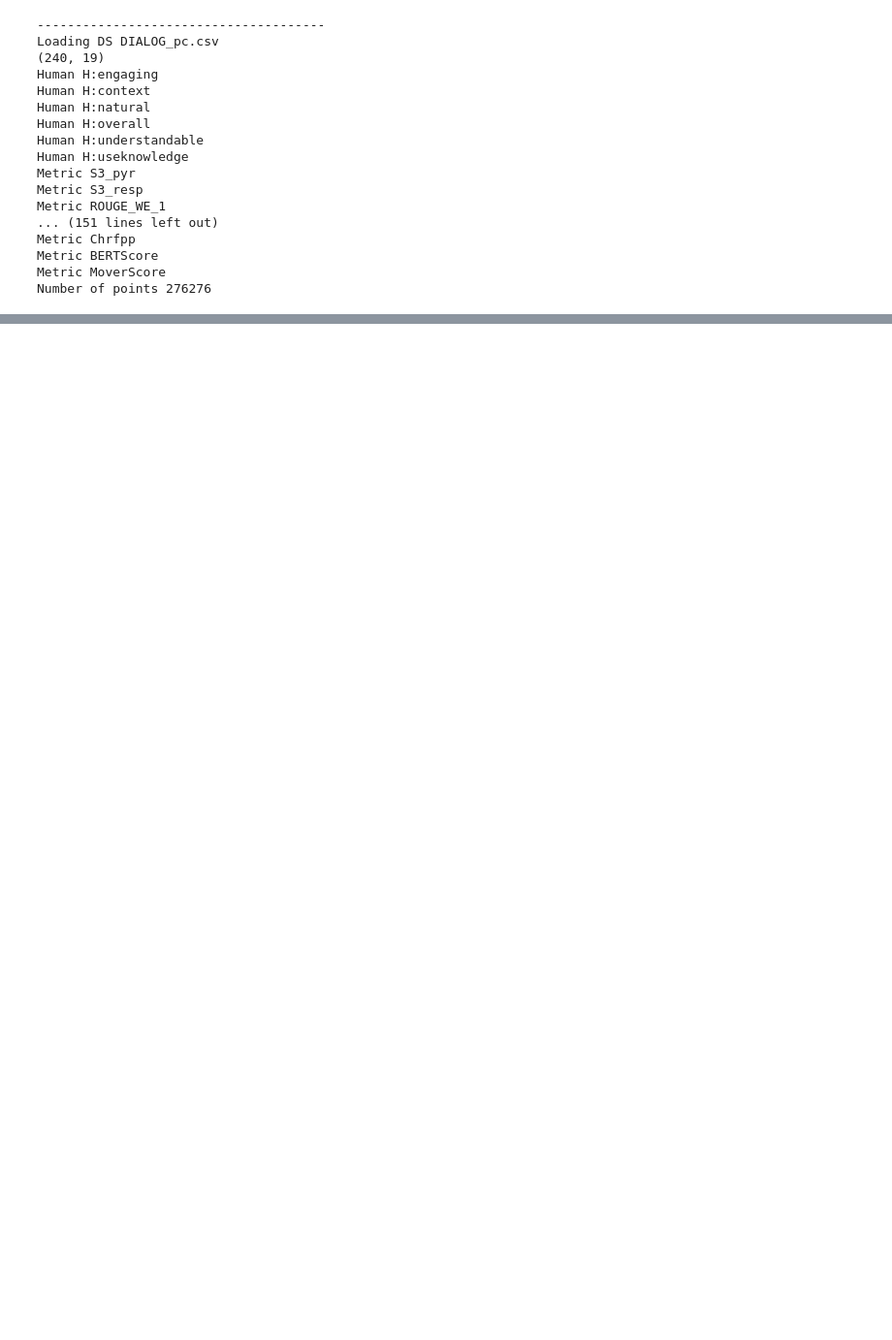
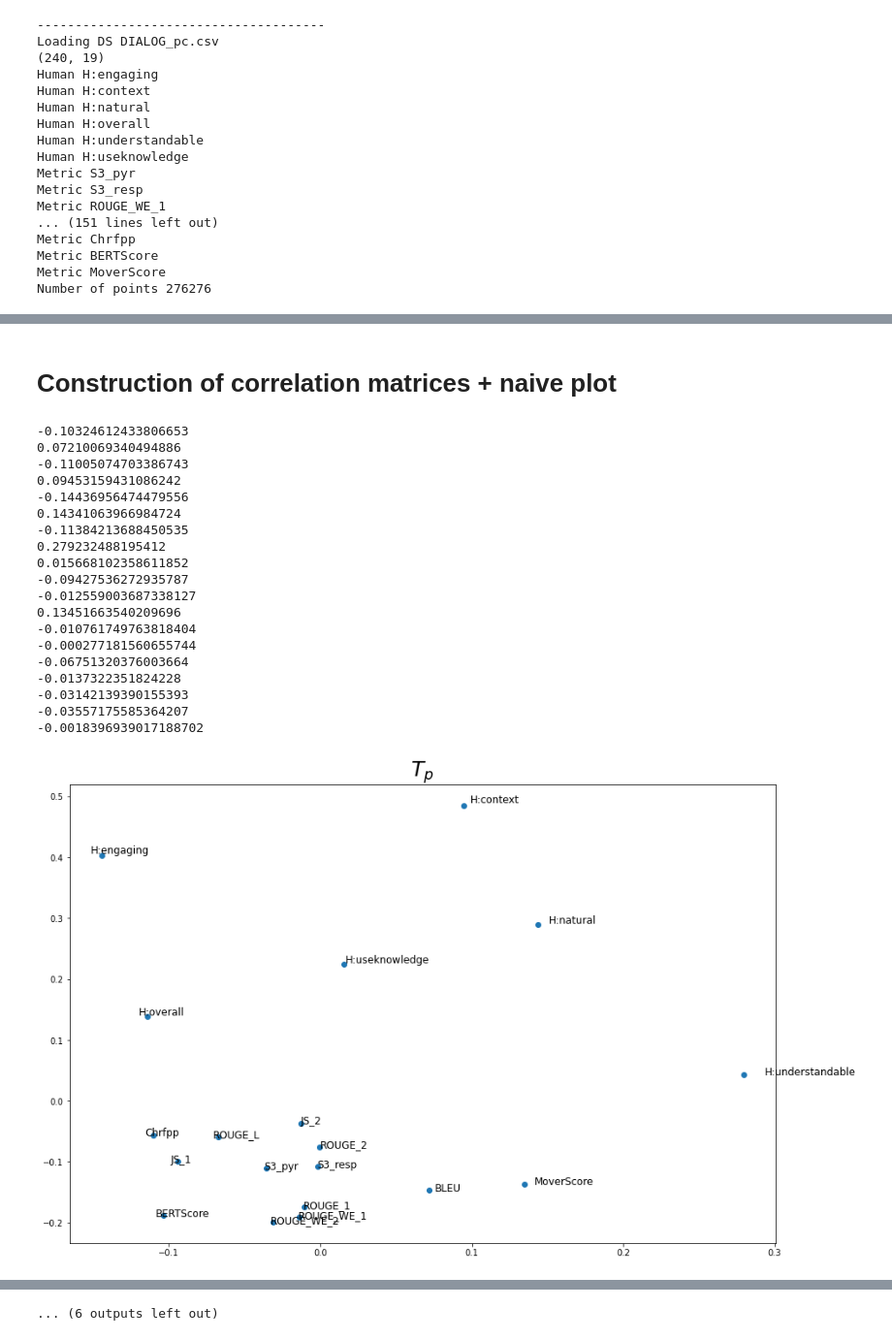
Before and after one commit to PierreColombo/HumanMetric, a Jupyter notebook: DataViz.ipynb, the cells around one changed output, grey strips where cells are left out. Shown: that part at 97% size. Cells and saved outputs as stored; diff of their text form; code cells hidden in the pictures; blank space fills up the shorter version.

```diff
--- a/DataViz.ipynb
+++ b/DataViz.ipynb
@@ -79,0 +156,2 @@ considered_df.head()
+# %% [markdown]
+# Construction of correlation matrices  + naive plot
@@ -79,0 +170,60 @@ considered_df.head()
+# %%
+def plot_heatmap(df_results,k):
+        plt.figure(figsize=(15,10))
+        ax = sns.heatmap(df_results)
+        ax.tick_params(axis='both', which='major', labelsize=15)
+        ax.tick_params(axis='both', which='minor', labelsize=15)
+        plt.xlabel('')
+        plt.ylabel('')
+        plt.title(k,fontsize=25)
+        plt.show()
+# %%
+final_dic = {
+    'metric_a':[],
+    'metric_b':[],
+    '$T_p$':[],
+'$T_\\rho$':[],
+'$T_\\tau$':[],
+'$S_\\rho$':[],
+'$S_p$':[],
+'$S_\\tau$':[],
+}
+considered_df = pd.read_csv(os.path.join(data_path,ds_to_load)).set_index(['System','Utterance'])
+for metrics_a in considered_df.columns :
+    for metrics_b in considered_df.columns :
+        results = compute_correlation(considered_df,metrics_a,metrics_b)
+        for k,v in results.items():
+            if not isinstance(v, float):
+                v = 0
+            final_dic[k].append(abs(v))
+        final_dic['metric_a'].append(metrics_a)
+        final_dic['metric_b'].append(metrics_b)
+# %%
+for k,v in final_dic.items():
+    m = len(considered_df.columns)
+    if 'metric' not in k:
+        df_results = pd.DataFrame(final_dic)
+        df_results = df_results.pivot("metric_a", "metric_b",k)
+        plot_mds(df_results,k)
+        plot_heatmap(df_results,k)
+# %% [output]
+-0.10324612433806653
+0.07210069340494886
+-0.11005074703386743
+0.09453159431086242
+-0.14436956474479556
+0.14341063966984724
+-0.11384213688450535
+0.279232488195412
+0.015668102358611852
+-0.09427536272935787
+-0.012559003687338127
+0.13451663540209696
+-0.010761749763818404
+-0.000277181560655744
+-0.06751320376003664
+-0.0137322351824228
+-0.03142139390155393
+-0.03557175585364207
+-0.0018396939017188702
+[figure, added]
@@ -79,0 +294 @@ considered_df.head()
+... (6 outputs left out)
```
Also changed, not shown: parts of 6 cells of this notebook.
